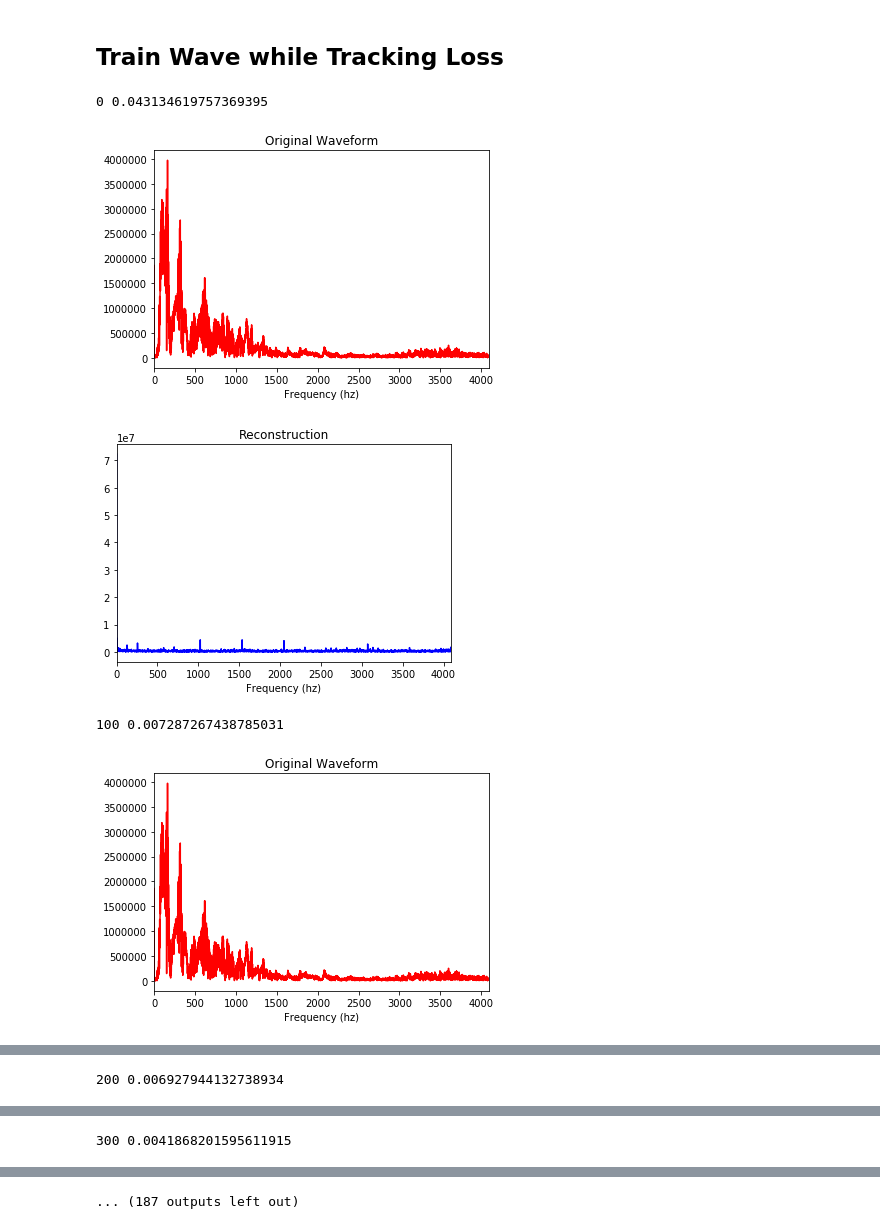
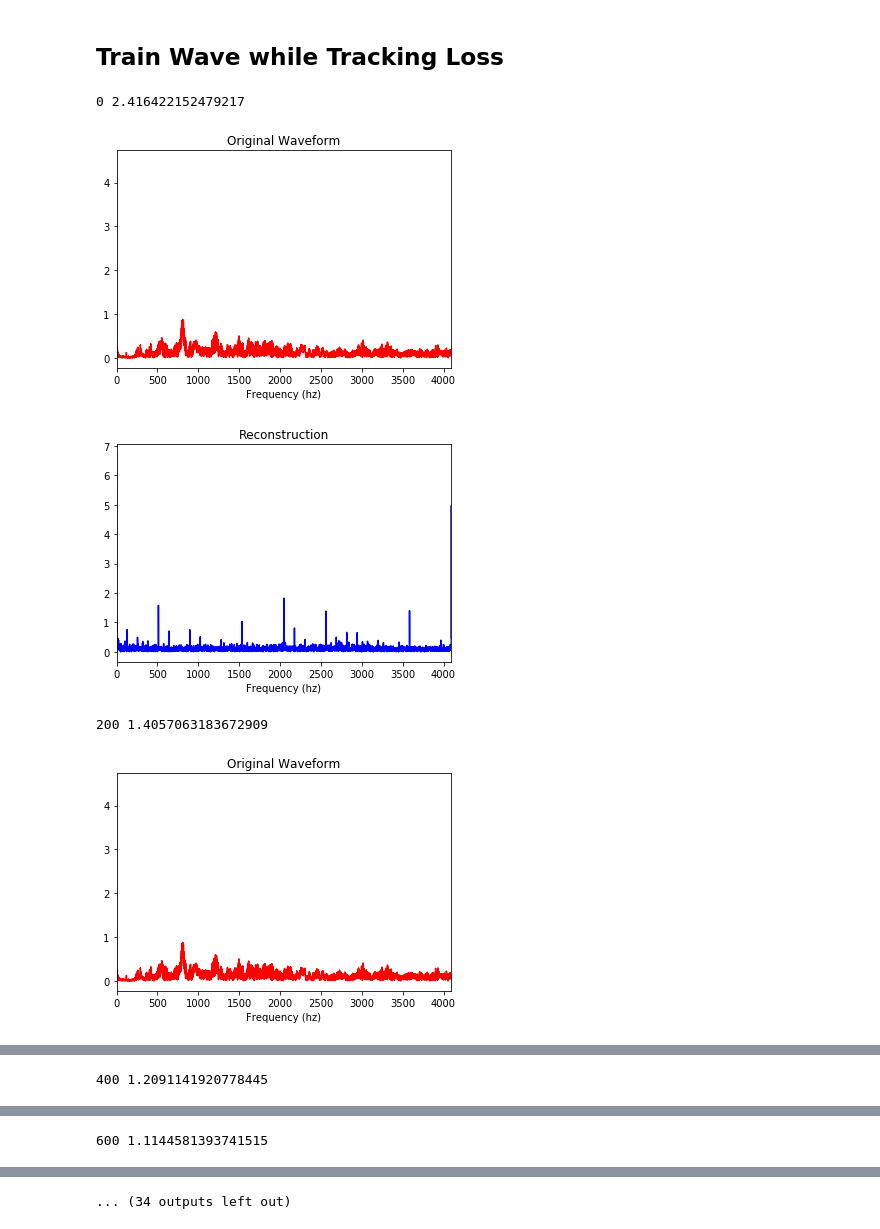
Before and after one commit to Sriram-Ravula/Sine_DIP, a Jupyter notebook: audio-testing.ipynb, the cells around one changed output, grey strips where cells are left out. Drawn from its saved outputs; the diff is of its cells as text; code cells hidden in the pictures.

```diff
--- a/audio-testing.ipynb
+++ b/audio-testing.ipynb
@@ -31,7 +31,7 @@ env: CUDA_VISIBLE_DEVICES=0
 
 LR = 5e-4 # learning rate
 MOM = 0.9 # momentum
-NUM_ITER = 10000 # number iterations
+NUM_ITER = 3000 # number iterations
 WD = 1e-4 # weight decay for l2-regularization
 
 Z_NUM = 32 # input seed
@@ -51,6 +51,9 @@ if compressed:
     num_measurements = 2000
 else:
     num_measurements = WAVE_LEN
+
+normalised = False
+scaled = not normalised
 # %%
 CUDA = torch.cuda.is_available()
 print("On GPU: ", CUDA)
@@ -65,7 +68,7 @@ On GPU:  True
 # %% [markdown]
 ## Grab the training audio wave and set Net Hyperparams
 # %%
-wave = wavio.read("audio_data/speech-testing_8192hz_2s.wav")
+wave = wavio.read("audio_data/captain_8192hz_2s.wav")
 WAVE_RATE = wave.rate
 WAVE_LEN = wave.data.shape[0]
 WAVE_RES = wave.sampwidth
@@ -133,7 +170,10 @@ STD:  [32767.5]
 # %% [markdown]
 ## Prepare Waveform for Training and Define Proper Loss
 # %%
-y = normalise(y0, MU, SIGMA)
+if scaled:
+    y = scale(y0, MINS, MAXES)
+else:
+    y = normalise(y0, MU, SIGMA)
 y = torch.Tensor(y)
 y = Variable(y.type(dtype))
 
@@ -296,11 +336,16 @@ torch.Size([1, 2000])
 # %%
 # Create numpy logs to store images, MSE values (from ground truth) for each iteration
 mse_log = np.zeros((NUM_ITER))#, nc))
-best_wave = np.zeros((WAVE_LEN, nc))#, nc))
+last_wave = np.zeros((WAVE_LEN, nc))#, nc))
 cur_best_mse = 1e6
 cur_best_idx = 0
 
 start = time.time()
+
+if scaled:
+    y0_transformed = scale(y0, MINS, MAXES)
+else:
+    y0_transformed = normalise(y0, MU, SIGMA)
 
 for i in range(NUM_ITER):
     optim.zero_grad() # clears graidents of all optimized variables
@@ -309,48 +354,59 @@ for i in range(NUM_ITER):
     loss = mse(net.measurements(z),measurements) # calculate loss between AG(z,w) and Ay
 
     # DCGAN output is in [-1,1]. Renormalise to [0,1] before plotting
-    wave = out[0].detach().reshape(-1,nc).cpu()
-    wave = renormalise(wave, MU, SIGMA)
+    wave_transformed = out[0].detach().reshape(-1,nc).cpu()
 
-    mse_log[i] = np.mean((normalise(y0, MU, SIGMA).reshape((1, -1)) - normalise(wave, MU, SIGMA).reshape((1, -1)))**2)
+    if scaled:
+        wave = rescale(wave_transformed, MINS, MAXES)
+    else:
+        wave = renormalise(wave_transformed, MU, SIGMA)
+
+    mse_log[i] = np.mean((np.squeeze(y0) - np.squeeze(wave))**2)/POWER[0]
 
     if (mse_log[i] <= cur_best_mse):
         cur_best_idx = i
         cur_best_mse = mse_log[i]
-        best_wave = wave
 
-    if (i%100 == 0):
+    if (i%200 == 0):
         print(i, mse_log[i])
 
-        spectrum =np.fft.fft(y0[:,0])
+        spectrum =np.fft.fft(y0_transformed[:,0], norm = 'ortho')
         spectrum = abs(spectrum[0:round(len(spectrum)/2)]) # Just first half of the spectrum, as the second is the negative copy
 
         plt.figure()
         plt.plot(spectrum, 'r')
         plt.xlabel('Frequency (hz)')
         plt.title('Original Waveform')
+        #plt.ylim(0, np.max(spectrum))
         plt.xlim(0,WAVE_RATE/2)
         plt.show()
 
+        result = np.fft.fft(wave_transformed[:,0], norm = 'ortho')
+        result = abs(result[0:round(len(result)/2)])
+
         plt.figure()
-        plt.plot(abs(np.fft.fft(best_wave[:,0])[0:round(len(spectrum)/2)]), 'b')
+        plt.plot(result, 'b')
         plt.xlabel('Frequency (hz)')
         plt.title('Reconstruction')
         plt.xlim(0, WAVE_RATE/2)
+        #plt.ylim(0,np.max(result))
         plt.show()
+
+    if(i == NUM_ITER-1):
+        last_wave = wave
 
     loss.backward()
     optim.step()
 
 #calculate MSE between output wave and non-noisy original; and between noisy and original
 True_MSE = mse_log[NUM_ITER-1]
 print("Output MSE: ", round(True_MSE, 5))
 
 end = time.time()
 print("Execution Time: ", round(end-start, 2), "s")
 # %% [output]
-0 0.043134619757369395
+0 2.416422152479217
-[figure, old version]
+[figure, new version]
-[figure, old version]
+[figure, new version]
-100 0.007287267438785031
+200 1.4057063183672909
-[figure, old version]
+[figure, new version]
@@ -358 +414 @@ print("Execution Time: ", round(end-start, 2), "s")
-200 0.006927944132738934
+400 1.2091141920778445
@@ -361 +417 @@ print("Execution Time: ", round(end-start, 2), "s")
-300 0.0041868201595611915
+600 1.1144581393741515
@@ -364,4 +420,4 @@ print("Execution Time: ", round(end-start, 2), "s")
-... (187 outputs left out)
+... (34 outputs left out)
 # %%
 from matplotlib.axes import Axes
 
```
Also changed, not shown: parts of 6 cells of this notebook, 4 other files.
